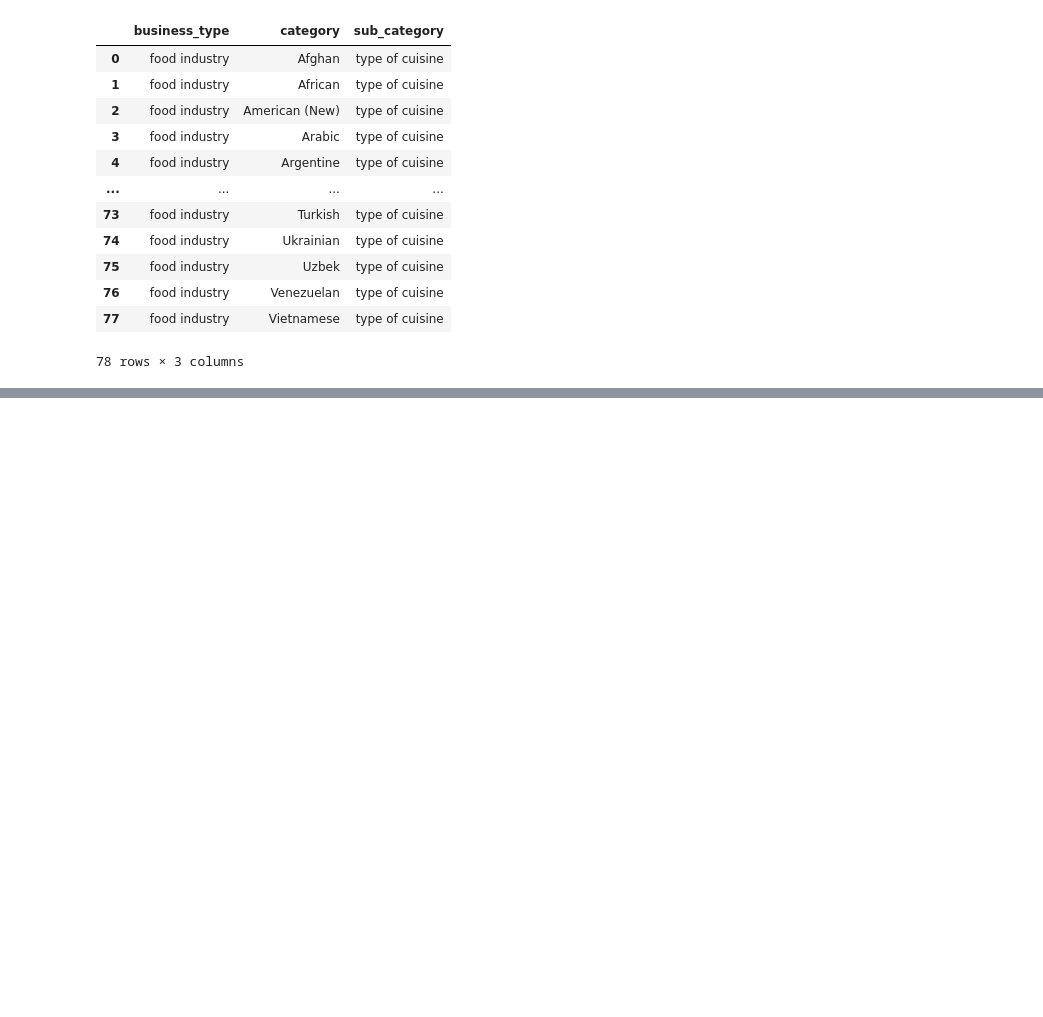
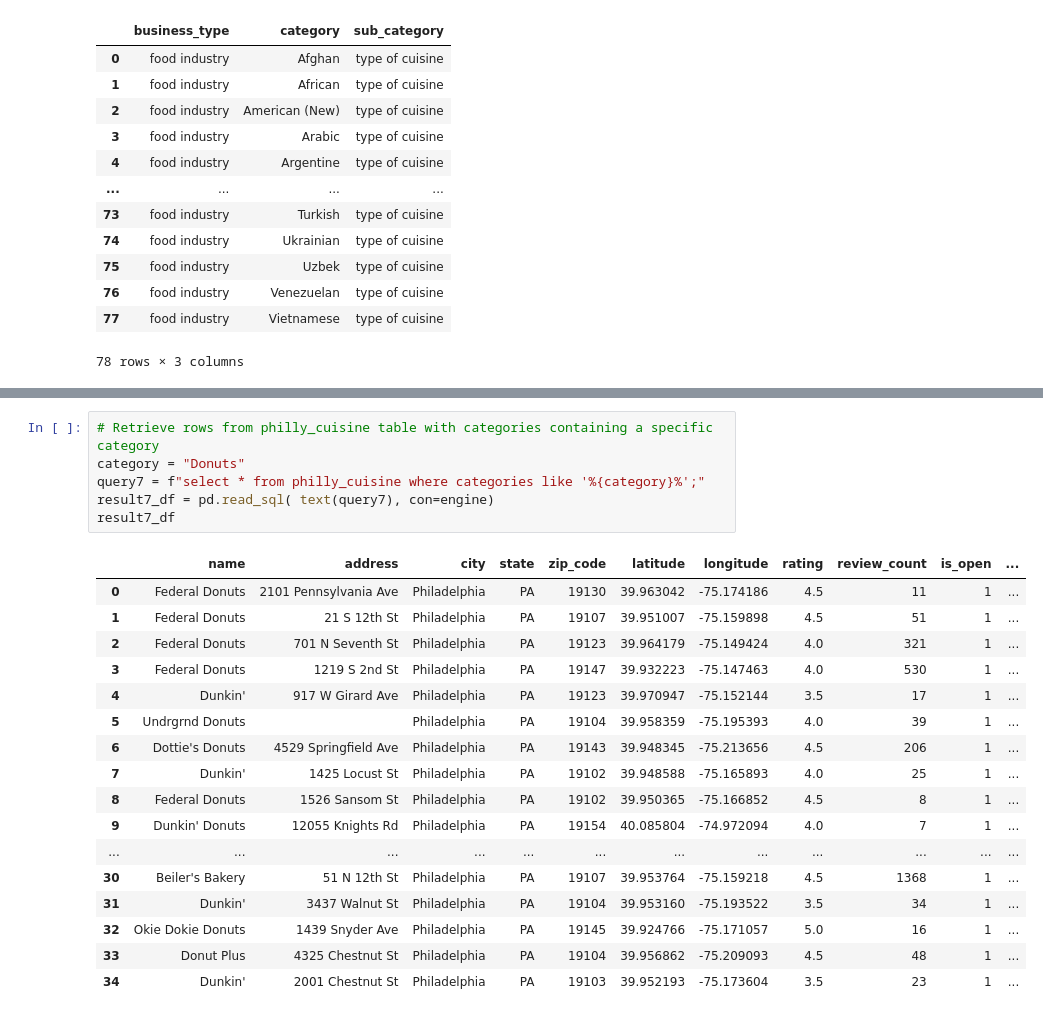
Before and after one commit to Maelsse/best-philly-cuisine, a Jupyter notebook: ETL/cuisine_ETL.ipynb, the cells around one changed output, grey strips where cells are left out. Drawn from its saved outputs; the diff is of its cells as text; blank space fills up the shorter version.

```diff
--- a/ETL/cuisine_ETL.ipynb
+++ b/ETL/cuisine_ETL.ipynb
@@ -268,0 +296,24 @@ pd.read_sql( text(query5), con=engine)
+# %%
+# Retrieve rows from philly_cuisine table with categories containing a specific category
+category = "Donuts"
+query7 = f"select * from philly_cuisine where categories like '%{category}%';"
+result7_df = pd.read_sql( text(query7), con=engine)
+result7_df
+# %% [output]
+|  | name | address | city | state | zip_code | latitude | longitude | rating | review_count | is_open | ... |
+| 0 | Federal Donuts | 2101 Pennsylvania Ave | Philadelphia | PA | 19130 | 39.963042 | -75.174186 | 4.5 | 11 | 1 | ... |
+| 1 | Federal Donuts | 21 S 12th St | Philadelphia | PA | 19107 | 39.951007 | -75.159898 | 4.5 | 51 | 1 | ... |
+| 2 | Federal Donuts | 701 N Seventh St | Philadelphia | PA | 19123 | 39.964179 | -75.149424 | 4.0 | 321 | 1 | ... |
+| 3 | Federal Donuts | 1219 S 2nd St | Philadelphia | PA | 19147 | 39.932223 | -75.147463 | 4.0 | 530 | 1 | ... |
+| 4 | Dunkin' | 917 W Girard Ave | Philadelphia | PA | 19123 | 39.970947 | -75.152144 | 3.5 | 17 | 1 | ... |
+| 5 | Undrgrnd Donuts |  | Philadelphia | PA | 19104 | 39.958359 | -75.195393 | 4.0 | 39 | 1 | ... |
+| 6 | Dottie's Donuts | 4529 Springfield Ave | Philadelphia | PA | 19143 | 39.948345 | -75.213656 | 4.5 | 206 | 1 | ... |
+| 7 | Dunkin' | 1425 Locust St | Philadelphia | PA | 19102 | 39.948588 | -75.165893 | 4.0 | 25 | 1 | ... |
+| 8 | Federal Donuts | 1526 Sansom St | Philadelphia | PA | 19102 | 39.950365 | -75.166852 | 4.5 | 8 | 1 | ... |
+| 9 | Dunkin' Donuts | 12055 Knights Rd | Philadelphia | PA | 19154 | 40.085804 | -74.972094 | 4.0 | 7 | 1 | ... |
+| ... | ... | ... | ... | ... | ... | ... | ... | ... | ... | ... | ... |
+| 30 | Beiler's Bakery | 51 N 12th St | Philadelphia | PA | 19107 | 39.953764 | -75.159218 | 4.5 | 1368 | 1 | ... |
+| 31 | Dunkin' | 3437 Walnut St | Philadelphia | PA | 19104 | 39.953160 | -75.193522 | 3.5 | 34 | 1 | ... |
+| 32 | Okie Dokie Donuts | 1439 Snyder Ave | Philadelphia | PA | 19145 | 39.924766 | -75.171057 | 5.0 | 16 | 1 | ... |
+| 33 | Donut Plus | 4325 Chestnut St | Philadelphia | PA | 19104 | 39.956862 | -75.209093 | 4.5 | 48 | 1 | ... |
+| 34 | Dunkin' | 2001 Chestnut St | Philadelphia | PA | 19103 | 39.952193 | -75.173604 | 3.5 | 23 | 1 | ... |
```
Also changed, not shown: parts of 1 cell of this notebook, 1 other file.
